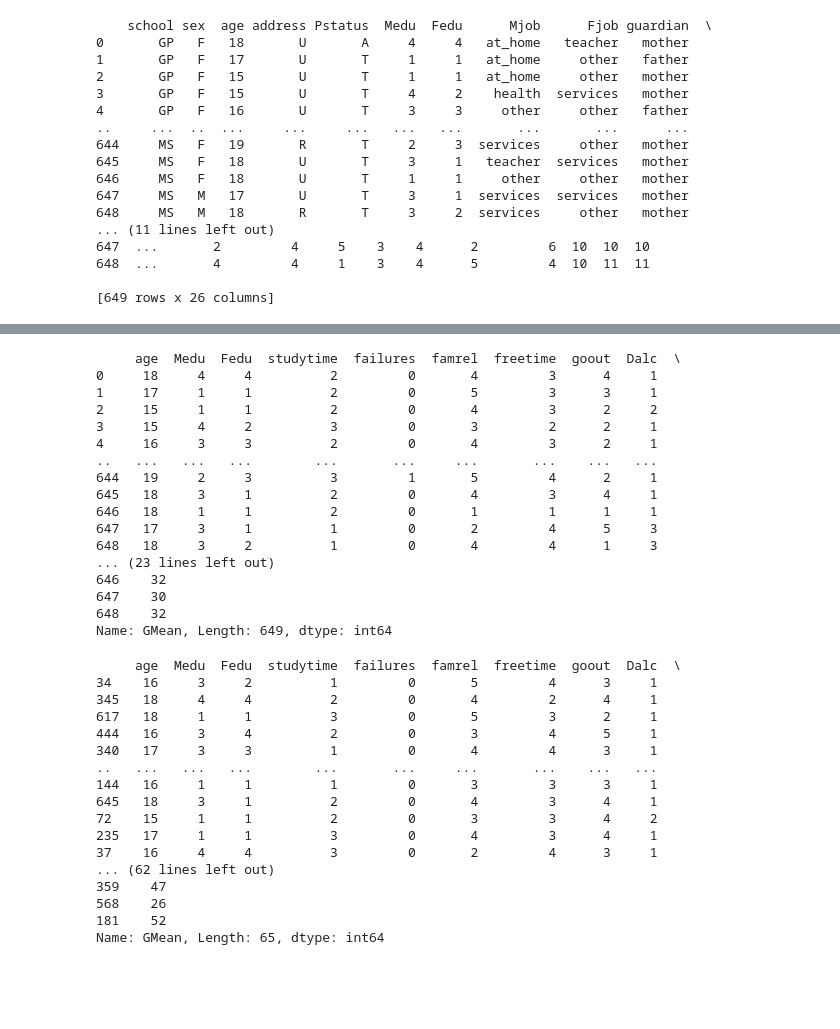
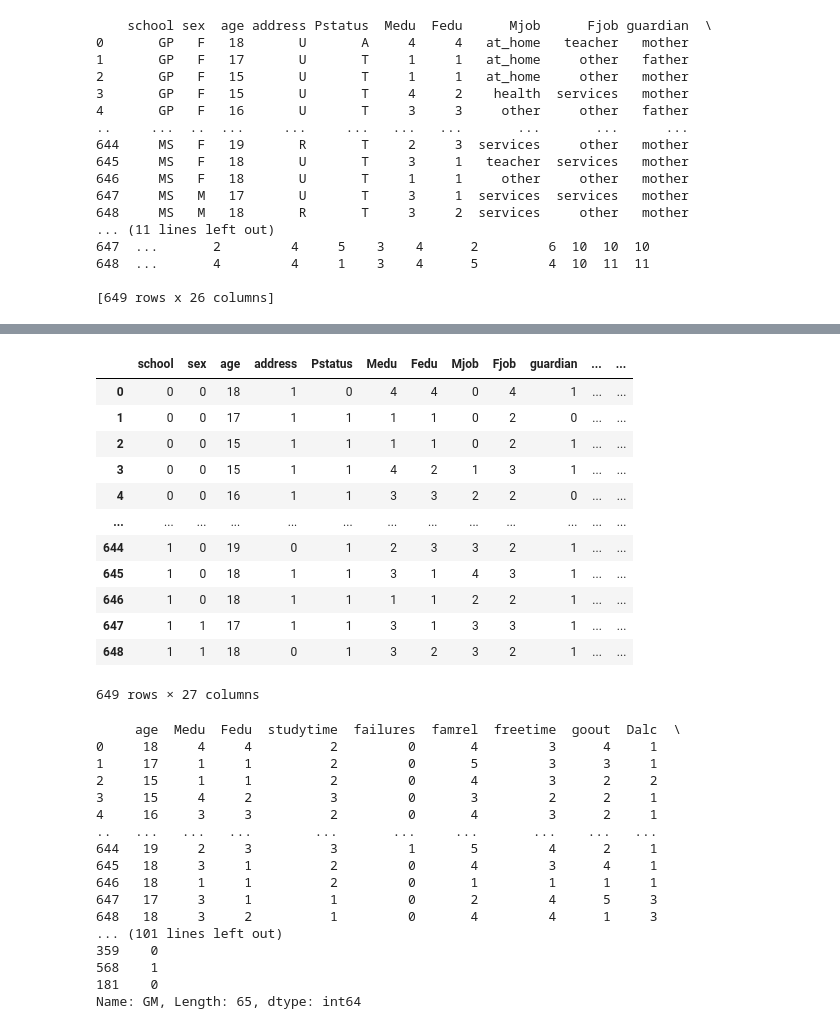
Before and after one commit to alexsgith/Alcohol_Studies, a Jupyter notebook: Alcohol_Studies.ipynb, the cells around one changed output, grey strips where cells are left out. Saved outputs shown, nothing was run; the diff lists cells and outputs as text; code cells hidden in the pictures; blank space fills up the shorter version.

```diff
--- a/Alcohol_Studies.ipynb
+++ b/Alcohol_Studies.ipynb
@@ -51,10 +99,36 @@ print(data)
+# %%
+LabelEnc = LabelEncoder()
+categorical_features = data.select_dtypes(include = ['object']).columns
+for Feature in categorical_features:
+    data[Feature] = LabelEnc.fit_transform(data[Feature])
+data
+# %% [output]
+|  | school | sex | age | address | Pstatus | Medu | Fedu | Mjob | Fjob | guardian | ... | ... |
+| 0 | 0 | 0 | 18 | 1 | 0 | 4 | 4 | 0 | 4 | 1 | ... | ... |
+| 1 | 0 | 0 | 17 | 1 | 1 | 1 | 1 | 0 | 2 | 0 | ... | ... |
+| 2 | 0 | 0 | 15 | 1 | 1 | 1 | 1 | 0 | 2 | 1 | ... | ... |
+| 3 | 0 | 0 | 15 | 1 | 1 | 4 | 2 | 1 | 3 | 1 | ... | ... |
+| 4 | 0 | 0 | 16 | 1 | 1 | 3 | 3 | 2 | 2 | 0 | ... | ... |
+| ... | ... | ... | ... | ... | ... | ... | ... | ... | ... | ... | ... | ... |
+| 644 | 1 | 0 | 19 | 0 | 1 | 2 | 3 | 3 | 2 | 1 | ... | ... |
+| 645 | 1 | 0 | 18 | 1 | 1 | 3 | 1 | 4 | 3 | 1 | ... | ... |
+| 646 | 1 | 0 | 18 | 1 | 1 | 1 | 1 | 2 | 2 | 1 | ... | ... |
+| 647 | 1 | 1 | 17 | 1 | 1 | 3 | 1 | 3 | 3 | 1 | ... | ... |
+| 648 | 1 | 1 | 18 | 0 | 1 | 3 | 2 | 3 | 2 | 1 | ... | ... |
+649 rows × 27 columns
 # %%
 feature_cols=['age','Medu','Fedu','studytime','failures','famrel','freetime','goout','Dalc','Walc','health','absences']
 x=data[feature_cols]
-data['GMean']=data.G1+data.G2+data.G3
-y=data['GMean'] #target variable
+y=data['GM'] #target variable
 print(x)
 print(y)
+
+from sklearn.model_selection import train_test_split
+x_train,x_test,y_train,y_test=train_test_split(x,y,test_size=0.1,random_state=1)
+print(x_train)
+print(x_test)
+print(y_train)
+print(y_test)
 # %% [output]
      age  Medu  Fedu  studytime  failures  famrel  freetime  goout  Dalc  \
 0     18     4     4          2         0       4         3      4     1
@@ -68,33 +142,8 @@ print(y)
 646   18     1     1          2         0       1         1      1     1
 647   17     3     1          1         0       2         4      5     3
 648   18     3     2          1         0       4         4      1     3
-... (23 lines left out)
-646    32
-647    30
-648    32
-Name: GMean, Length: 649, dtype: int64
+... (101 lines left out)
+359    0
+568    1
+181    0
+Name: GM, Length: 65, dtype: int64
-# %%
-from sklearn.model_selection import train_test_split
-x_train,x_test,y_train,y_test=train_test_split(x,y,test_size=0.1,random_state=1)
-print(x_train)
-print(x_test)
-print(y_train)
-print(y_test)
-# %% [output]
-     age  Medu  Fedu  studytime  failures  famrel  freetime  goout  Dalc  \
-34    16     3     2          1         0       5         4      3     1
-345   18     4     4          2         0       4         2      4     1
-617   18     1     1          3         0       5         3      2     1
-444   16     3     4          2         0       3         4      5     1
-340   17     3     3          1         0       4         4      3     1
-..   ...   ...   ...        ...       ...     ...       ...    ...   ...
-144   16     1     1          1         0       3         3      3     1
-645   18     3     1          2         0       4         3      4     1
-72    15     1     1          2         0       3         3      4     2
-235   17     1     1          3         0       4         3      4     1
-37    16     4     4          3         0       2         4      3     1
-... (62 lines left out)
-359    47
-568    26
-181    52
-Name: GMean, Length: 65, dtype: int64
```
Also changed, not shown: parts of 16 cells of this notebook.
